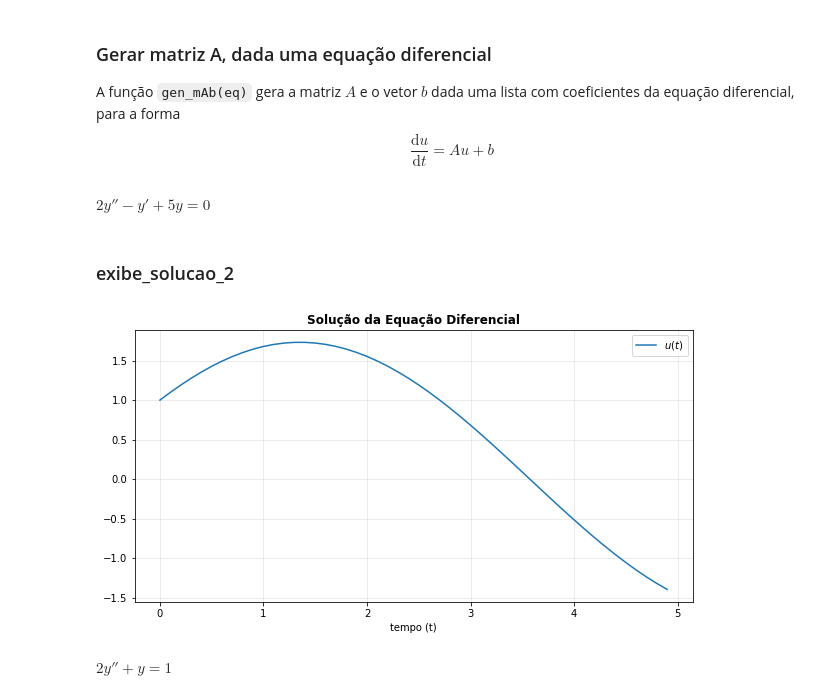
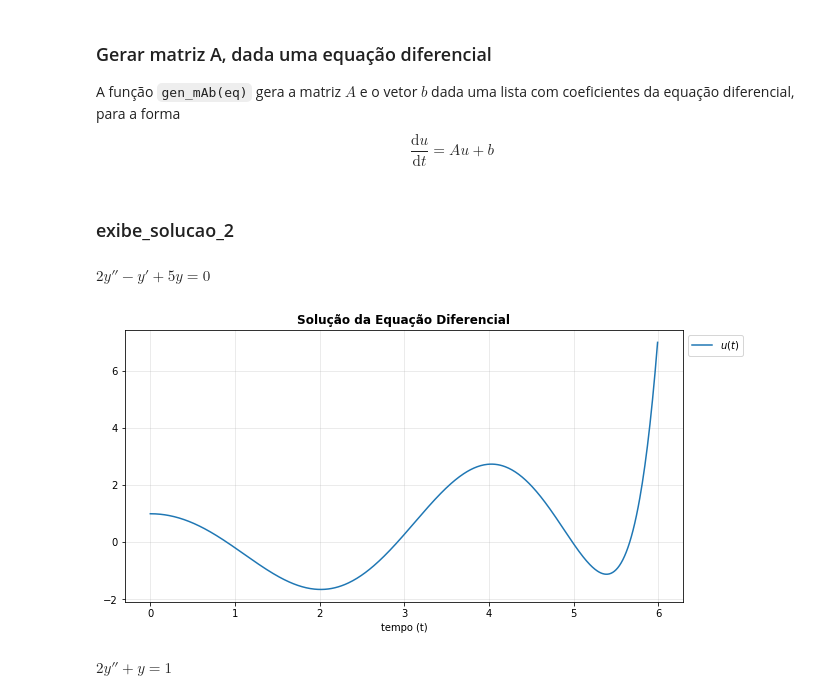
Before and after one commit to gil-miranda/university-courses, a Jupyter notebook: comp-cientifica-II-2019-2/Project-I/Project-I.ipynb, the cells around one changed output. Saved outputs shown, nothing was run; the diff lists cells and outputs as text; code cells hidden in the pictures.

```diff
--- a/comp-cientifica-II-2019-2/Project-I/Project-I.ipynb
+++ b/comp-cientifica-II-2019-2/Project-I/Project-I.ipynb
@@ -164,3 +143,5 @@ def gen_mAb(eq): ## Input -> eq: lista de coeficientes da ed.
         A[-1][j] = -i/eq[0]
     A = A + I_desl ## Soma A com a identidade deslocada
     return A, b ## Output -> A: Matriz do sistema de edos de primeira ordem. b: Vetor constante
+# %% [markdown]
+### exibe_solucao_2
@@ -168,6 +168,7 @@ def gen_mAb(eq): ## Input -> eq: lista de coeficientes da ed.
 $2y'' -y' + 5y = 0$
 # %%
 eq = [2,-1,5,0]
-c = [1,1]
+c = [1,0]
+exibe_solucao_2(eq, c, Tf = 6)
+# %% [output]
+[figure, added]
-# %% [markdown]
-### exibe_solucao_2
@@ -193,7 +175,3 @@ def exibe_solucao_2(eq,c, tf = 5):
-# %%
-exibe_solucao_2(eq,[1,1])
-# %% [output]
-[figure, removed]
 # %% [markdown]
 $2y'' + y = 1$
 # %%
```
Also changed, not shown: parts of 11 cells of this notebook, 4 other files.
